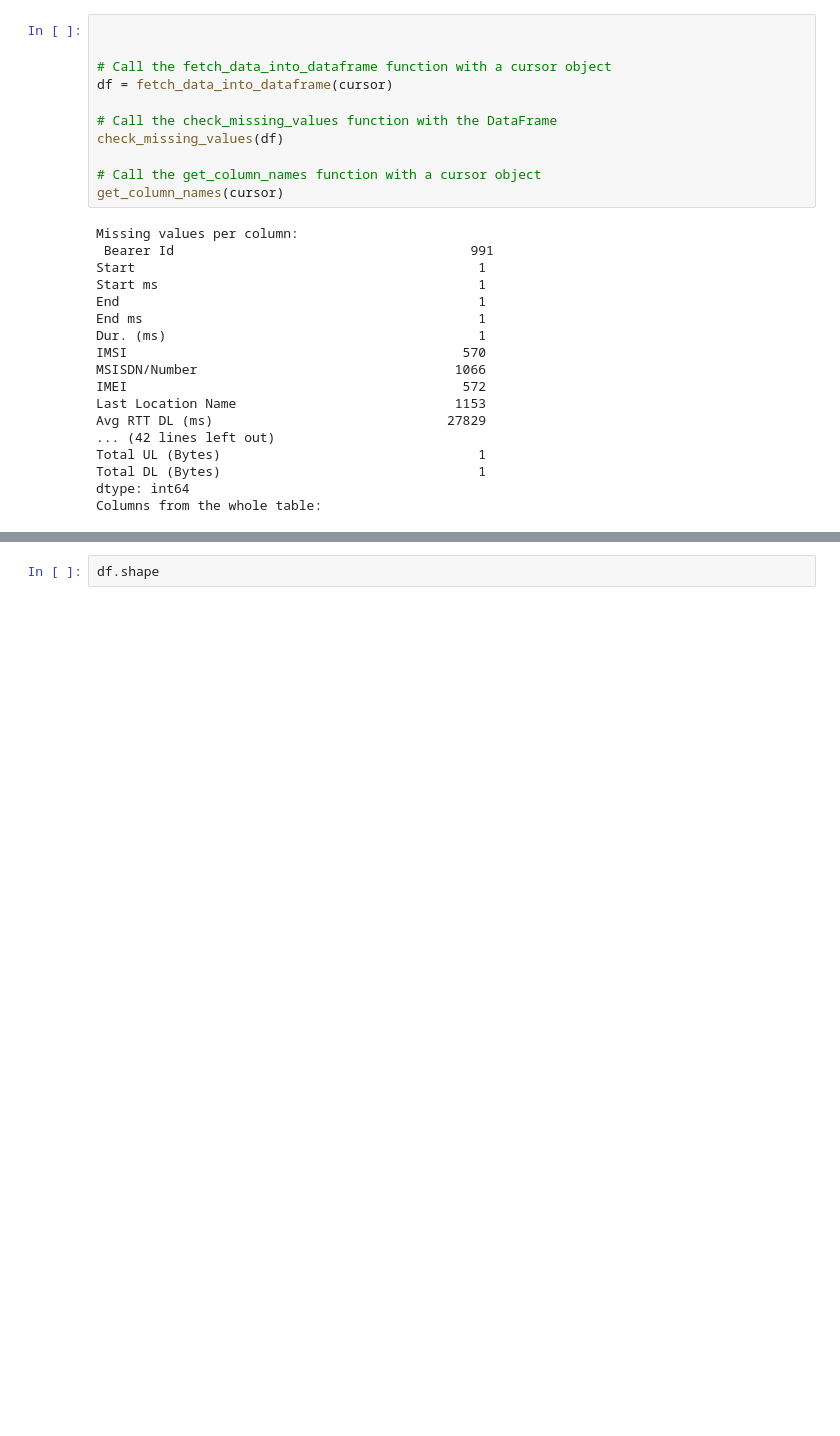
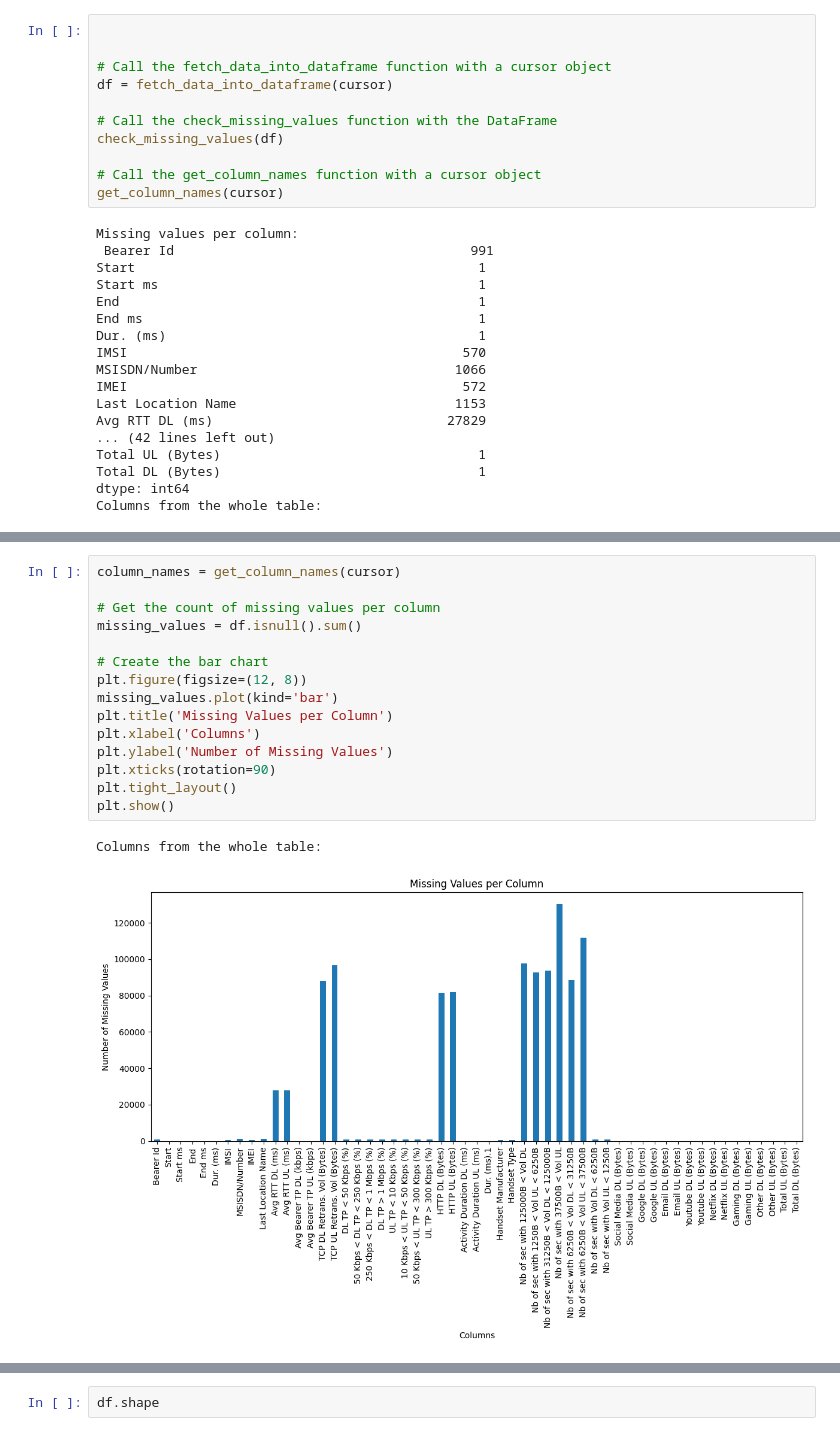
Before and after one commit to Addisu-Alemu/User-Analytics-in-the-Telecommunication-Industry, a Jupyter notebook: Notebook/data_cleaning.ipynb, the cells around one changed output, grey strips where cells are left out. Cells and saved outputs as stored; diff of their text form; blank space fills up the shorter version.

```diff
--- a/Notebook/data_cleaning.ipynb
+++ b/Notebook/data_cleaning.ipynb
@@ -59,0 +71,18 @@ Columns from the whole table:
+# %%
+column_names = get_column_names(cursor)
+
+# Get the count of missing values per column
+missing_values = df.isnull().sum()
+
+# Create the bar chart
+plt.figure(figsize=(12, 8))
+missing_values.plot(kind='bar')
+plt.title('Missing Values per Column')
+plt.xlabel('Columns')
+plt.ylabel('Number of Missing Values')
+plt.xticks(rotation=90)
+plt.tight_layout()
+plt.show()
+# %% [output]
+Columns from the whole table:
+[figure, added]
```
Also changed, not shown: parts of 3 cells of this notebook, 15 other files.
